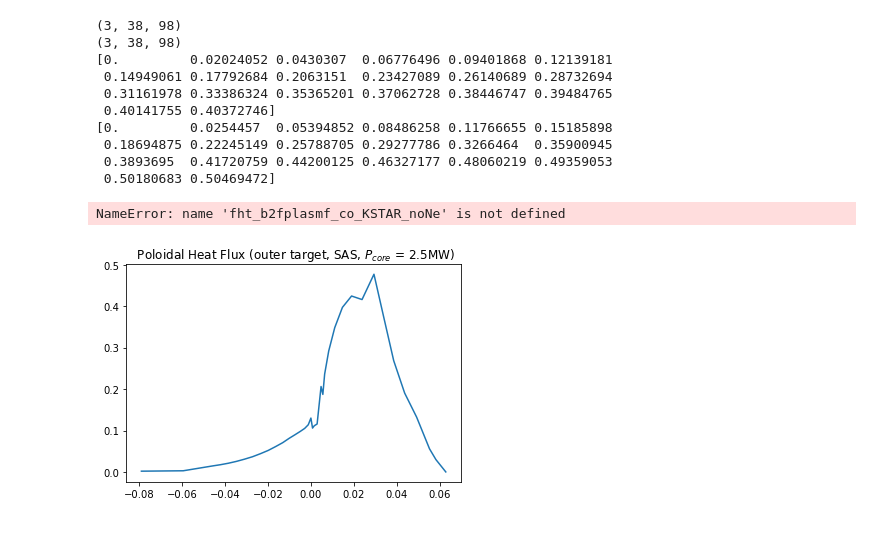
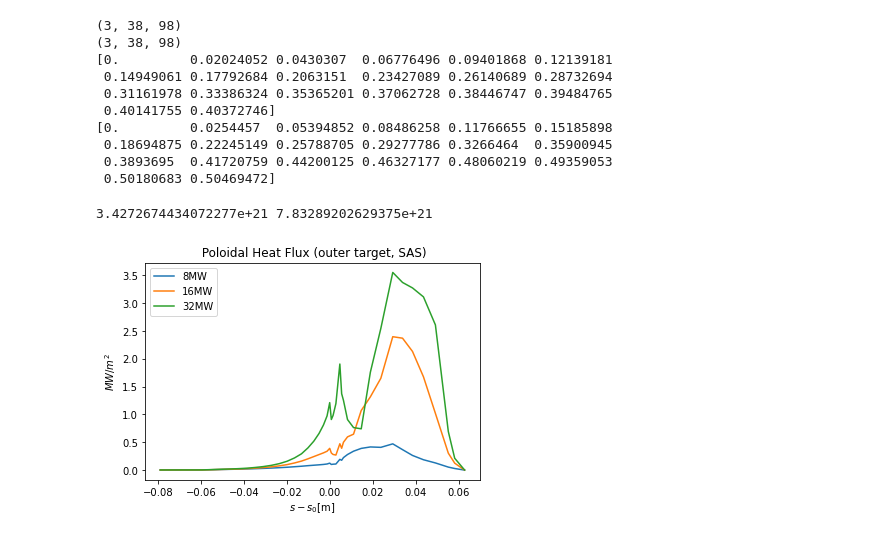
Before and after one commit to ChanYeongL/SOLPS-ITER_analysis, a Jupyter notebook: #new_analysis.ipynb, the cells around one changed output. Drawn from its saved outputs; the diff is of its cells as text; code cells hidden in the pictures.

```diff
--- a/#new_analysis.ipynb
+++ b/#new_analysis.ipynb
@@ -300,8 +302,11 @@ print(al_Xpt_dist)
  0.3893695  0.41720759 0.44200125 0.46327177 0.48060219 0.49359053
  0.50180683 0.50469472]
 # %%
-fht_b2fplasmf_new_mesh_al_2_5MW_Ne_0 = np.load("./../../20220718_data/fht_b2fplasmf_new_mesh_al_2.5MW_Ne_0.npy")
-fht_b2fplasmf_new_mesh_co_32MW_Ne_0 = np.load("./../../20220718_data/fht_b2fplasmf_new_mesh_co_32MW_Ne_0.npy")
-fht_b2fplasmf_new_SAS_2_5MW_Ne_0 = np.load("./../../20220718_data/fht_b2fplasmf_new_SAS_2.5MW_Ne_0.npy")
+#fht_b2fplasmf_new_mesh_al_2_5MW_Ne_0 = np.load("./../../data_Heating_Geo/fht_b2fplasmf_new_mesh_al_2.5MW_Ne_0.npy")
+fht_b2fplasmf_new_mesh_al_8MW_Ne_0 = np.load("./data_Heating_Geo/fht_b2fplasmf_SAS_8MW_noNe_sep.npy")
+fht_b2fplasmf_new_mesh_al_16MW_Ne_0 = np.load("./data_Heating_Geo/fht_b2fplasmf_SAS_16MW_noNe_sep.npy")
+fht_b2fplasmf_new_mesh_al_32MW_Ne_0 = np.load("./data_Heating_Geo/fht_b2fplasmf_SAS_32MW_noNe_sep.npy")
 
-#fht_b2fplasmf_co_KSTAR_noNe = np.load("./../fht_b2fplasmf_co_KSTAR_noNe.npy")
+fht_b2fplasmf_new_mesh_co_8MW_Ne_0 = np.load("./data_Heating_Geo/fht_b2fplasmf_co_8MW_noNe_sep.npy")
+fht_b2fplasmf_new_mesh_co_16MW_Ne_0 = np.load("./data_Heating_Geo/fht_b2fplasmf_co_16MW_noNe_sep.npy")
+fht_b2fplasmf_new_mesh_co_32MW_Ne_0 = np.load("./data_Heating_Geo/fht_b2fplasmf_co_32MW_noNe_sep.npy")
@@ -307,0 +321,7 @@ fht_b2fplasmf_new_SAS_2_5MW_Ne_0 = np.load("./../../20220718_data/fht_b2fplasmf_
+# %%
+a = np.load("./data_Heating_Geo/rsana_b2fplasmf_SAS_8MW_noNe_sep.npy")
+b = np.load("./data_Heating_Geo/rsana_b2fplasmf_co_8MW_noNe_sep.npy")
+
+print(np.sum(a),np.sum(b))
+# %% [output]
+3.4272674434072277e+21 7.83289202629375e+21
@@ -308,16 +336,15 @@ fht_b2fplasmf_new_SAS_2_5MW_Ne_0 = np.load("./../../20220718_data/fht_b2fplasmf_
 # %%
-plt.title(r" Poloidal Heat Flux (outer target, SAS, $P_{core}$ = 2.5MW)")
-plt.plot(al_new_mesh_sep_out_target_dist[1:], np.abs(fht_b2fplasmf_new_mesh_al_2_5MW_Ne_0[0,1:,96])/(al_newmesh_facing[0,1:,96]*1000000), label = r"new Mesh SAS")
-#plt.plot(newSAS_sep_out_target_dist[1:], np.abs(fht_b2fplasmf_new_SAS_2_5MW_Ne_0[0,1:,96])/(newSAS_facing[0,1:,96]*1000000),label = r"new SAS")
-plt.plot(co_sep_out_target_dist[1:], np.abs(fht_b2fplasmf_co_KSTAR_noNe[0,1:,96])/(co_facing[0,1:,96]*1000000))
+plt.title(r" Poloidal Heat Flux (outer target, SAS)")
+plt.plot(al_new_mesh_sep_out_target_dist[1:], np.abs(fht_b2fplasmf_new_mesh_al_8MW_Ne_0[0,1:,96])/(al_newmesh_facing[0,1:,96]*1000000), label = r"8MW")
+plt.plot(al_new_mesh_sep_out_target_dist[1:], np.abs(fht_b2fplasmf_new_mesh_al_16MW_Ne_0[0,1:,96])/(al_newmesh_facing[0,1:,96]*1000000), label = r"16MW")
+plt.plot(al_new_mesh_sep_out_target_dist[1:], np.abs(fht_b2fplasmf_new_mesh_al_32MW_Ne_0[0,1:,96])/(al_newmesh_facing[0,1:,96]*1000000), label = r"32MW")
 
 plt.xlabel(r'$s-s_0$[m]')
 plt.ylabel(r'$MW/m^2$')
 plt.legend()
 #plt.savefig("SAS heat flux w.r.t impurity.png")
 
 
 plt.show()
 # %% [output]
-NameError: name 'fht_b2fplasmf_co_KSTAR_noNe' is not defined
-[figure, old version]
+[figure, new version]
```
Also changed, not shown: parts of 8 cells of this notebook, 8 other files.
